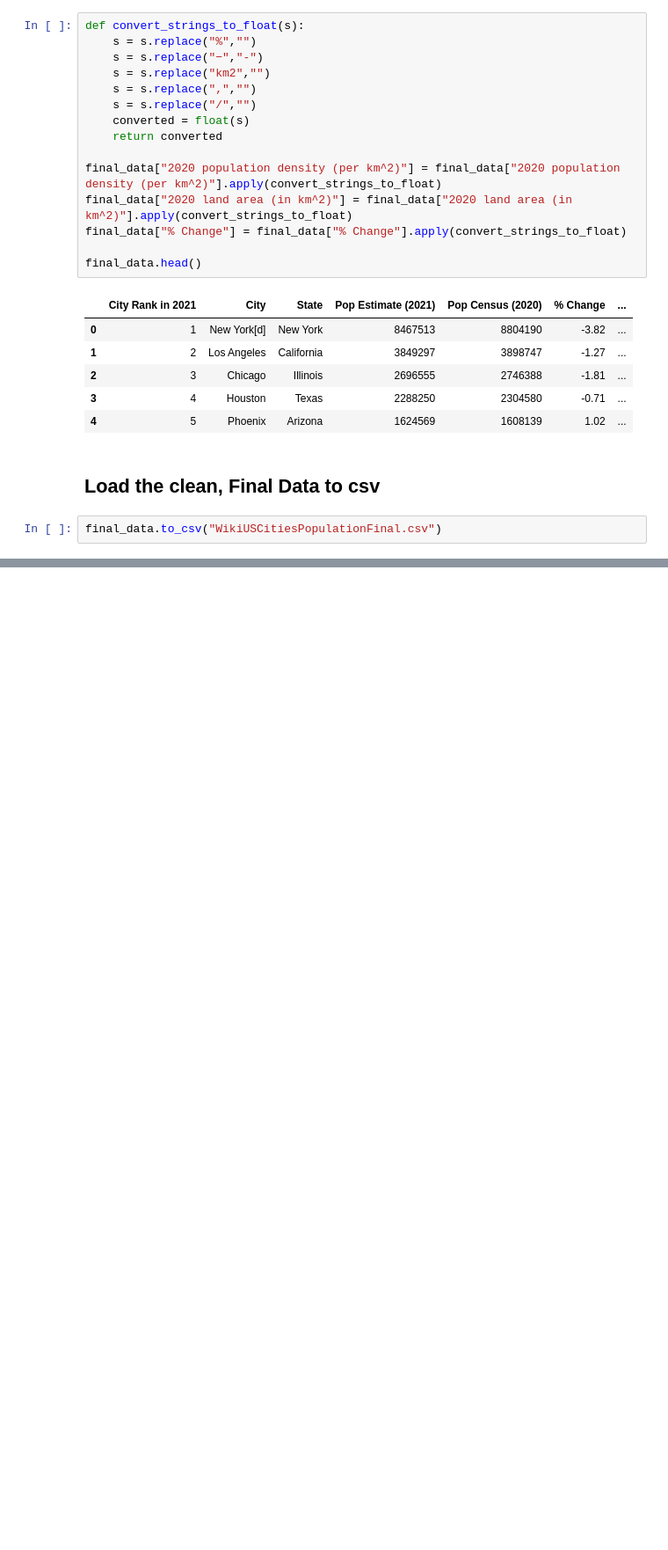
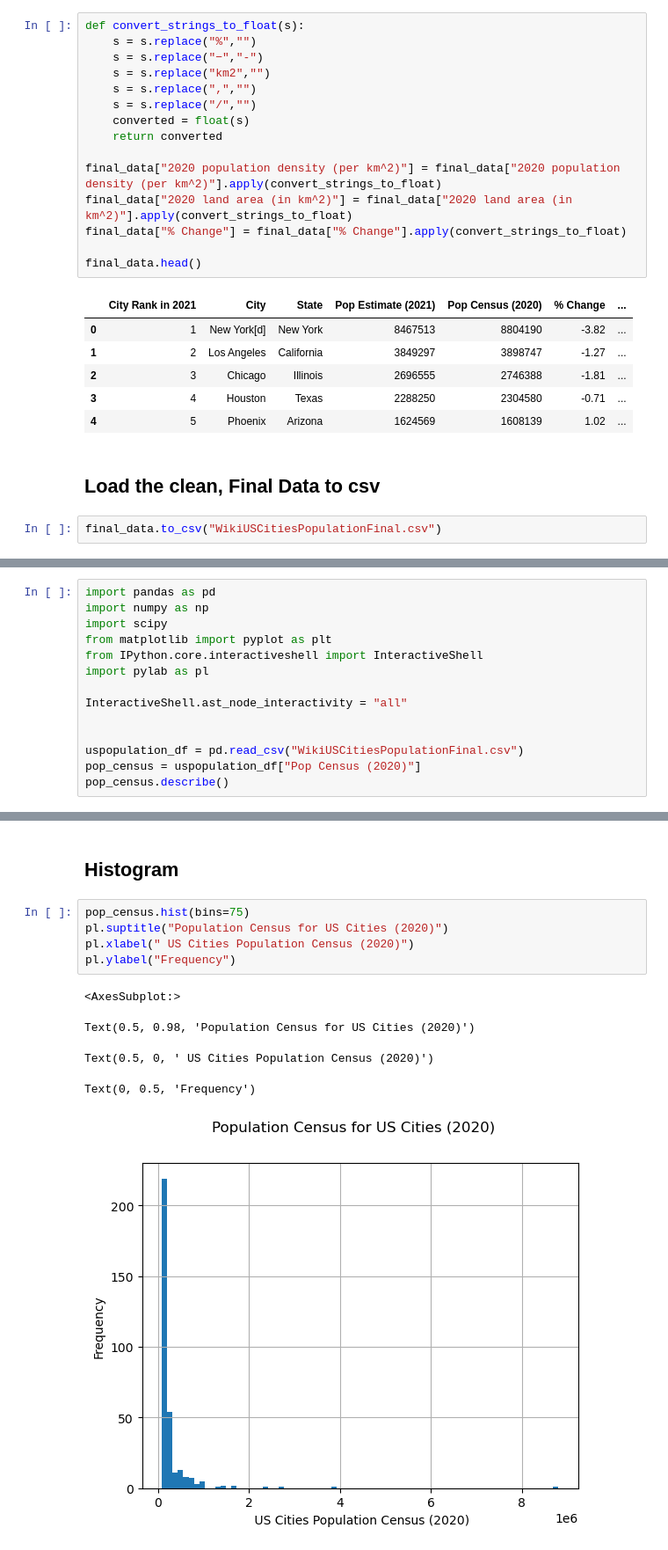
Before and after one commit to ZacharySoo01/I310D_DataCuration-Analysis, a Jupyter notebook: zks273_assignment7.ipynb, the cells around one changed output, grey strips where cells are left out. Shown at 88% size. Saved outputs shown, nothing was run; the diff lists cells and outputs as text; blank space fills up the shorter version.

```diff
--- a/zks273_assignment7.ipynb
+++ b/zks273_assignment7.ipynb
@@ -153,0 +144,14 @@ Name: % Change, dtype: float64
+# %%
+import pandas as pd
+import numpy as np
+import scipy
+from matplotlib import pyplot as plt
+from IPython.core.interactiveshell import InteractiveShell
+import pylab as pl
+
+InteractiveShell.ast_node_interactivity = "all"
+
+
+uspopulation_df = pd.read_csv("WikiUSCitiesPopulationFinal.csv")
+pop_census = uspopulation_df["Pop Census (2020)"]
+pop_census.describe()
@@ -153,0 +176,13 @@ Name: % Change, dtype: float64
+# %% [markdown]
+## Histogram
+# %%
+pop_census.hist(bins=75)
+pl.suptitle("Population Census for US Cities (2020)")
+pl.xlabel(" US Cities Population Census (2020)")
+pl.ylabel("Frequency")
+# %% [output]
+<AxesSubplot:>
+Text(0.5, 0.98, 'Population Census for US Cities (2020)')
+Text(0.5, 0, ' US Cities Population Census (2020)')
+Text(0, 0.5, 'Frequency')
+[figure, added]
```
Also changed, not shown: parts of 13 cells of this notebook.
